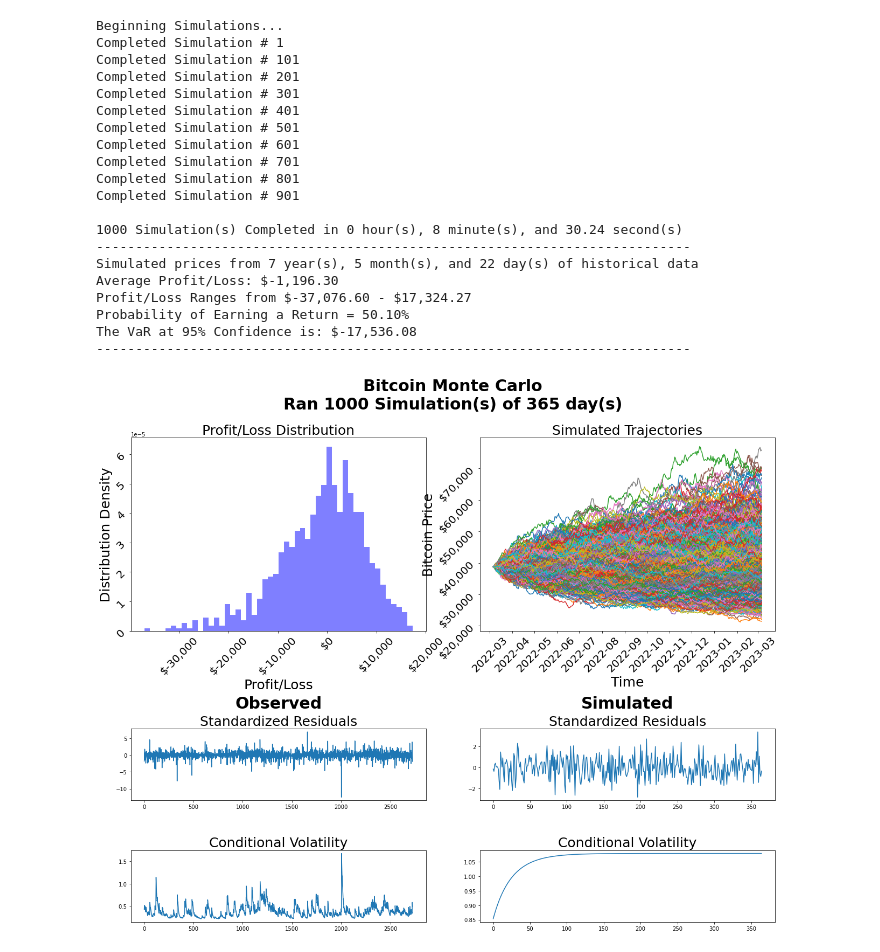
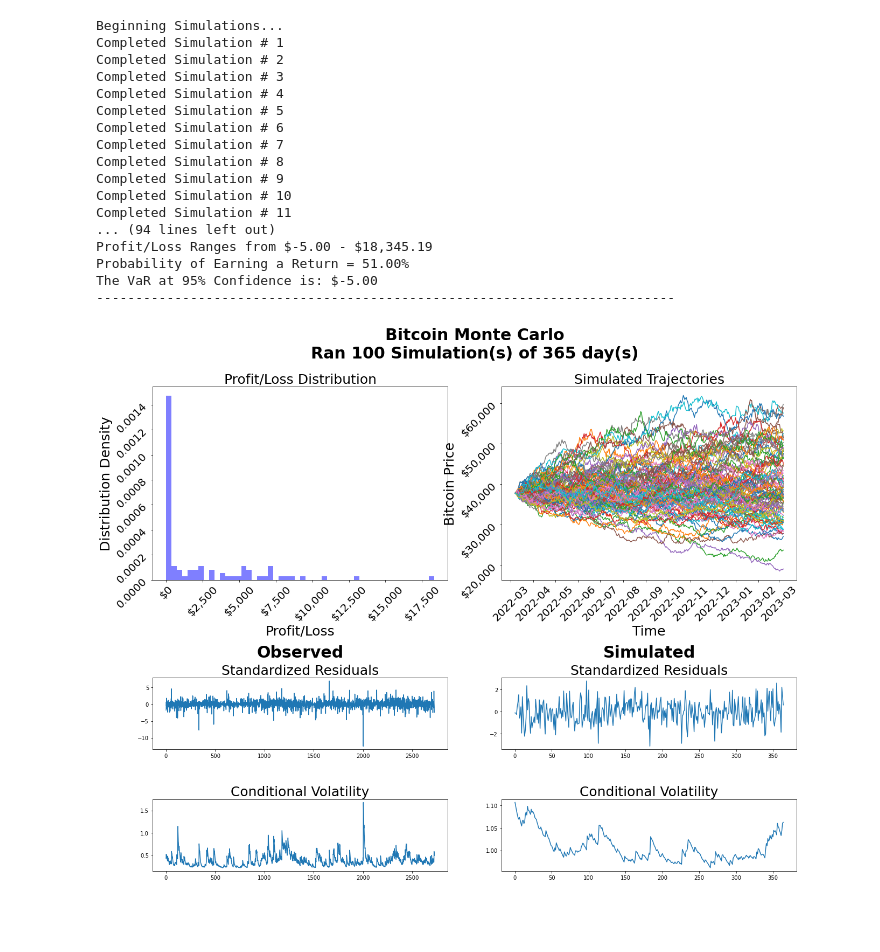
Before and after one commit to gpala7077/CryptoCurrency_Monte_Carlo_Simulation, a Jupyter notebook: Return Analysis.ipynb, the cells around one changed output. Drawn from its saved outputs; the diff is of its cells as text; code cells hidden in the pictures; blank space fills up the shorter version.

```diff
--- a/Return Analysis.ipynb
+++ b/Return Analysis.ipynb
@@ -1,45 +1,42 @@
 # %%
 from Bitcoin_MonteCarlo import Timeseries_MonteCarlo
 trading_days = 365
 horizon = 365
-model = 'Returns'
-simulations = 1000
+model = 'Options'
+simulations = 100
 risk_free_rate = .03
 ticker = 'BTC-USD'
 period = 'max' # Can also have a start/end data,  dict(start='2000-01-01',end='2015-01-01')
 
 # If choosing to evaluate options
-options_info = dict(type='Asian', strike='geometric', call=True, interval=4) # Only necessary if model='Options', can be European or Asian.
+options_info = dict(options_type='Asian', strike_price='geometric', call=True, contract_price = 5, interval=4) # Only necessary if model='Options', can be European or Asian.
 
 # This shows some potential in building a relevant series
 arch_garch = dict(vol='GARCH', p=1, q=1, o=0, mean="Zero", rescale=True, dist='normal') # These are default values, can be changed
 arima = dict(information_criterion='bic') # These are default values, can be changed
 
 TS = Timeseries_MonteCarlo(ticker=ticker, period=period, model=model, horizon=horizon, trading_days=trading_days, options_info=options_info, risk_free_rate=risk_free_rate, arima=arima,arch_garch=arch_garch)
 TS.run_simulation(simulations)
 TS.simulation_statistics()
 # %% [output]
 Beginning Simulations...
 Completed Simulation # 1
-Completed Simulation # 101
-Completed Simulation # 201
-Completed Simulation # 301
-Completed Simulation # 401
-Completed Simulation # 501
-Completed Simulation # 601
-Completed Simulation # 701
-Completed Simulation # 801
-Completed Simulation # 901
-
-1000 Simulation(s) Completed in 0 hour(s), 8 minute(s), and 30.24 second(s)
-----------------------------------------------------------------------------
-Simulated prices from 7 year(s), 5 month(s), and 22 day(s) of historical data
-Average Profit/Loss: $-1,196.30
-Profit/Loss Ranges from $-37,076.60 - $17,324.27
-Probability of Earning a Return = 50.10%
-The VaR at 95% Confidence is: $-17,536.08
-----------------------------------------------------------------------------
+Completed Simulation # 2
+Completed Simulation # 3
+Completed Simulation # 4
+Completed Simulation # 5
+Completed Simulation # 6
+Completed Simulation # 7
+Completed Simulation # 8
+Completed Simulation # 9
+Completed Simulation # 10
+Completed Simulation # 11
+... (94 lines left out)
+Profit/Loss Ranges from $-5.00 - $18,345.19
+Probability of Earning a Return = 51.00%
+The VaR at 95% Confidence is: $-5.00
+--------------------------------------------------------------------------
-[figure, old version]
+[figure, new version]
 # %%
 # This shows some promise
 arch_garch = dict(vol='GARCH', p=1, q=1,o=0, mean="Zero", rescale=True, dist='t') # These are default values, can be changed
```
Also changed, not shown: parts of 5 cells of this notebook, 2 other files.
